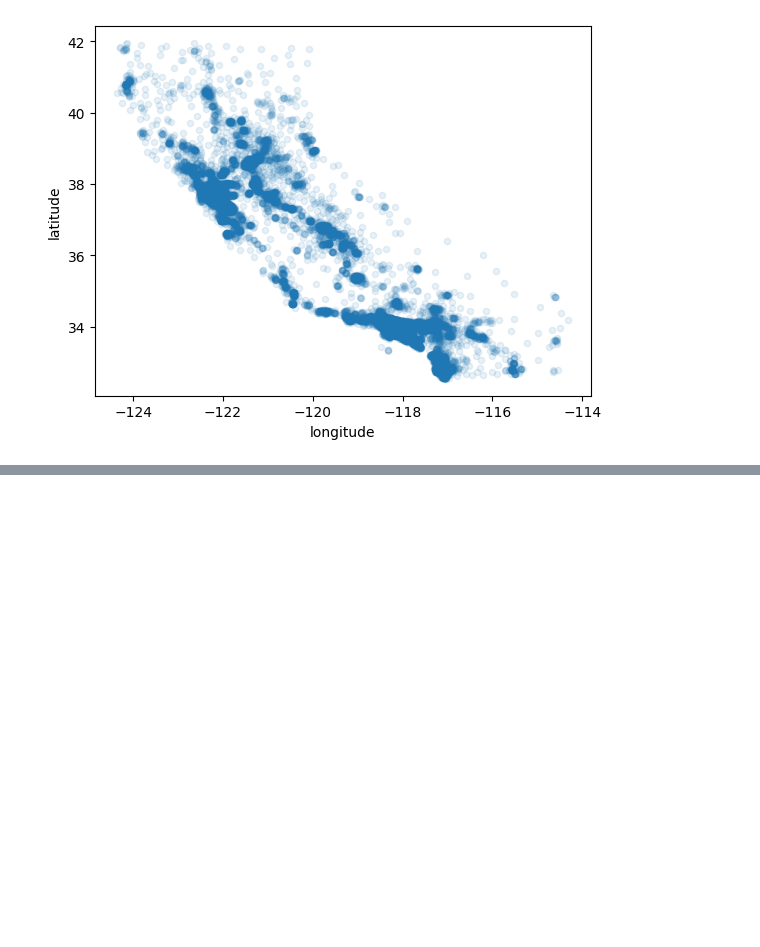
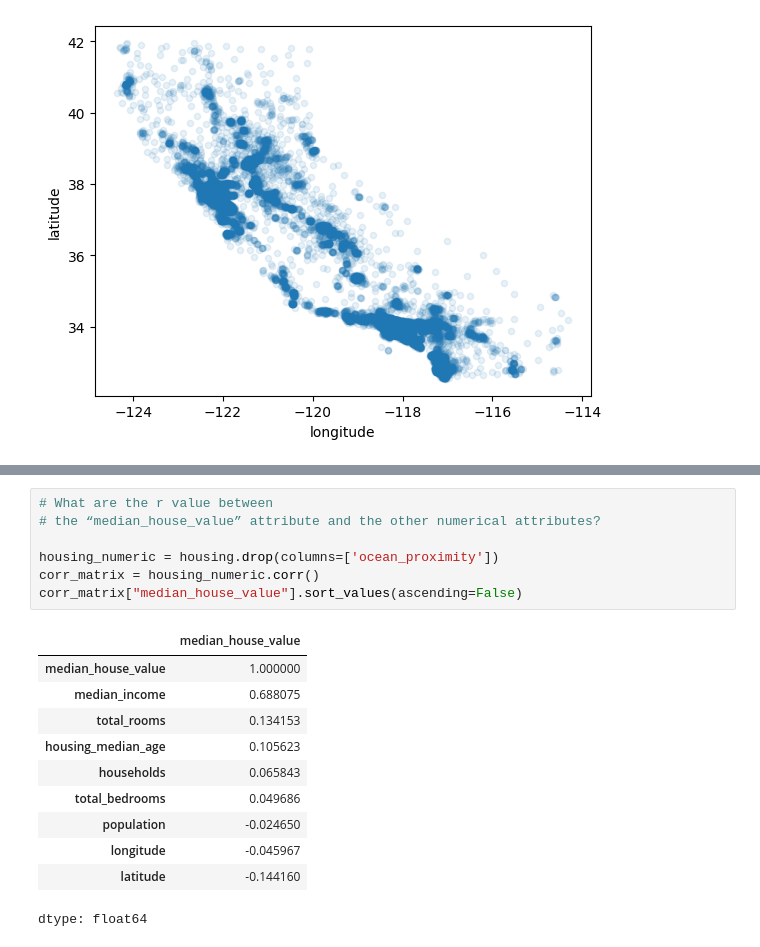
Before and after one commit to KevinYih/BigDataDemo, a Jupyter notebook: HousingPriceInCalifornia.ipynb, the cells around one changed output, grey strips where cells are left out. Saved outputs shown, nothing was run; the diff lists cells and outputs as text; blank space fills up the shorter version.

```diff
--- a/HousingPriceInCalifornia.ipynb
+++ b/HousingPriceInCalifornia.ipynb
@@ -98,0 +138,19 @@ housing.plot(kind="scatter", x="longitude", y="latitude", alpha=0.1)
+# %%
+# What are the r value between
+# the “median_house_value” attribute and the other numerical attributes?
+
+housing_numeric = housing.drop(columns=['ocean_proximity'])
+corr_matrix = housing_numeric.corr()
+corr_matrix["median_house_value"].sort_values(ascending=False)
+# %% [output]
+|  | median_house_value |
+| median_house_value | 1.000000 |
+| median_income | 0.688075 |
+| total_rooms | 0.134153 |
+| housing_median_age | 0.105623 |
+| households | 0.065843 |
+| total_bedrooms | 0.049686 |
+| population | -0.024650 |
+| longitude | -0.045967 |
+| latitude | -0.144160 |
+dtype: float64
```
Also changed, not shown: parts of 5 cells of this notebook.
